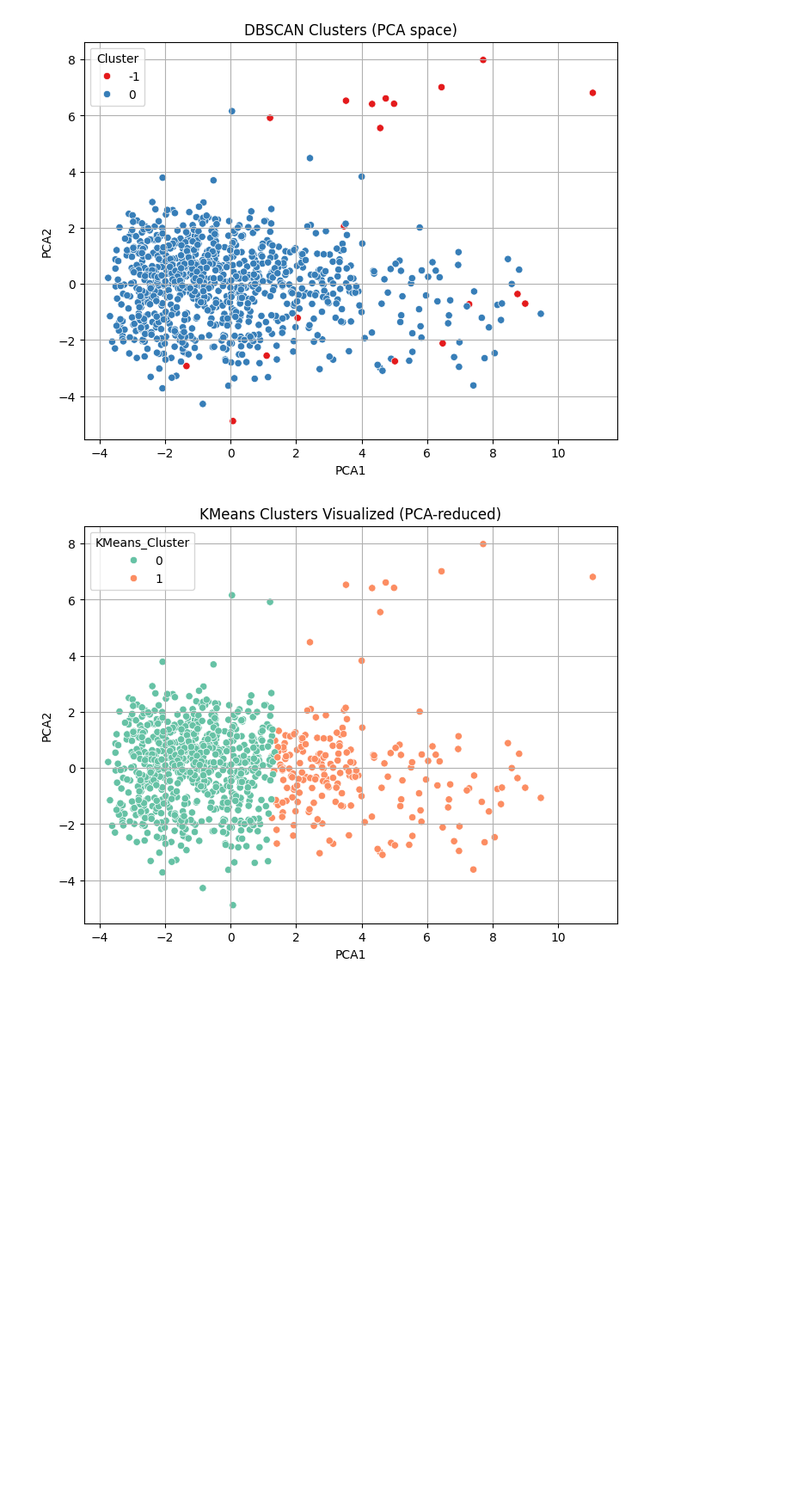
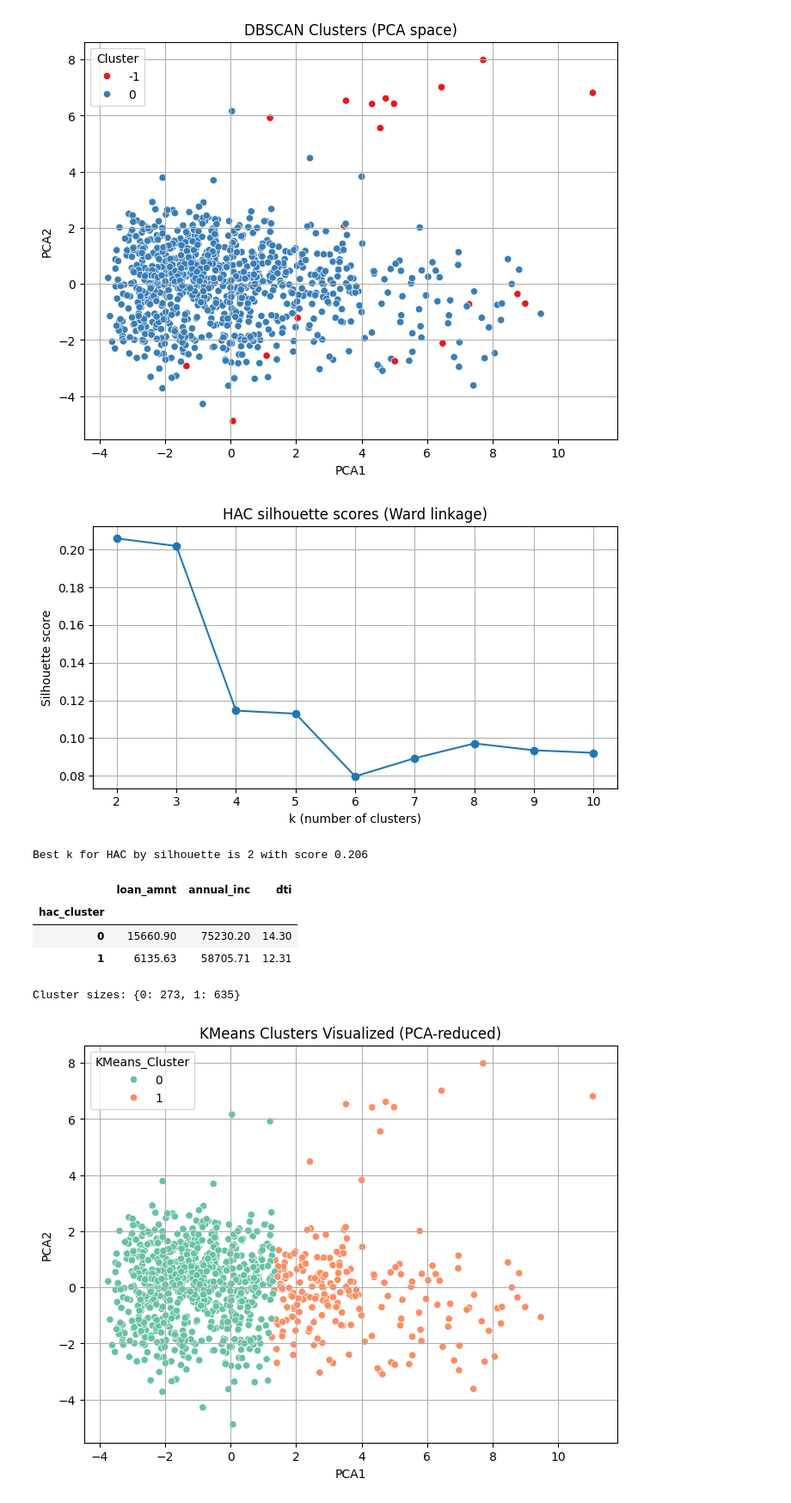
Before and after one commit to Siobhan-C/2025_Summer_Capstone_799_Milestone_Two, a Jupyter notebook: Week_11_Curran_Siobhan.ipynb, the cells around one changed output. Shown: that part at 86% size. Saved outputs shown, nothing was run; the diff lists cells and outputs as text; code cells hidden in the pictures; blank space fills up the shorter version.

```diff
--- a/Week_11_Curran_Siobhan.ipynb
+++ b/Week_11_Curran_Siobhan.ipynb
@@ -237,6 +241,67 @@ plt.show()
 # DBSCAN can instead reveal when there’s really just one core group with outliers.
 # %% [output]
 [figure]
+# %%
+#issue with running HAC, had to ensure standardized features exist
+if 'X_scaled' in globals():
+    X_use = X_scaled
+else:
+    from sklearn.preprocessing import StandardScaler
+    scaler = StandardScaler()
+    X_use = scaler.fit_transform(df_clean.values)
+
+# FIX: required imports for this cell
+from sklearn.cluster import AgglomerativeClustering
+from sklearn.metrics import silhouette_score
+# %%
+#### hierarchical agglomerative clustering - HAC
+
+
+#select k using silhouette on full data for HAC -- range of candidate cluster counts
+k_range = range(2, 11)
+hac_sil = []
+
+for k in k_range:
+    hac = AgglomerativeClustering(n_clusters=k, linkage='ward')  # Ward + Euclidean
+    labels = hac.fit_predict(X_use)  # X_use should be your standardized matrix
+    score = silhouette_score(X_use, labels)
+    hac_sil.append(score)
+
+plt.figure(figsize=(7, 4))
+plt.plot(list(k_range), hac_sil, marker='o')
+plt.xlabel('k (number of clusters)')
+plt.ylabel('Silhouette score')
+plt.title('HAC silhouette scores (Ward linkage)')
+plt.grid(True)
+plt.tight_layout()
+plt.show()
+
+best_k_hac = int(k_range[int(np.argmax(hac_sil))])
+print(f'Best k for HAC by silhouette is {best_k_hac} with score {max(hac_sil):.3f}')
+
+#final HAC with chosen k
+hac_final = AgglomerativeClustering(n_clusters=best_k_hac, linkage='ward')
+hac_labels = hac_final.fit_predict(X_use)
+
+#attach labels for summaries/plots
+df_clean = df_clean.copy()
+df_clean['hac_cluster'] = hac_labels
+
+profile_cols = [c for c in ['loan_amnt', 'int_rate', 'annual_inc', 'dti', 'revol_util'] if c in df_clean.columns]
+if profile_cols:
+    display(df_clean.groupby('hac_cluster')[profile_cols].mean().round(2))
+else:
+    print('No standard financial columns found for profiling in this dataset.')
+
+print('Cluster sizes:', df_clean['hac_cluster'].value_counts().sort_index().to_dict())
+# %% [output]
+[figure, added]
+Best k for HAC by silhouette is 2 with score 0.206
+|  | loan_amnt | annual_inc | dti |
+| hac_cluster |  |  |  |
+| 0 | 15660.90 | 75230.20 | 14.30 |
+| 1 | 6135.63 | 58705.71 | 12.31 |
+Cluster sizes: {0: 273, 1: 635}
 # %%
 ### Visual Comparison – KMeans vs DBSCAN in PCA Space
 
```
Also changed, not shown: parts of 2 cells of this notebook.
